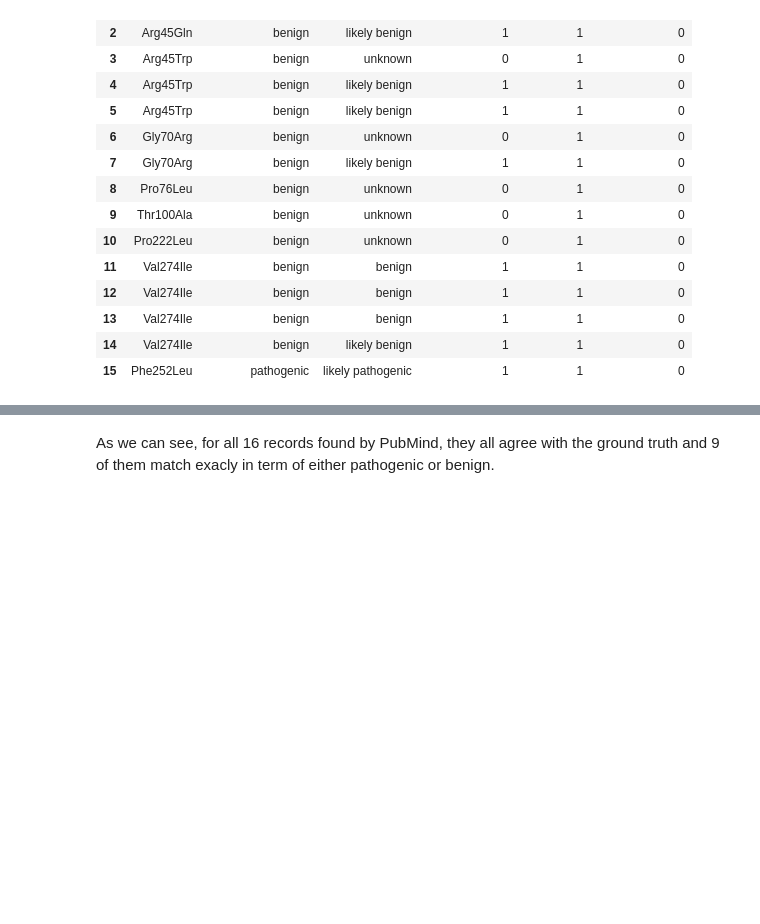
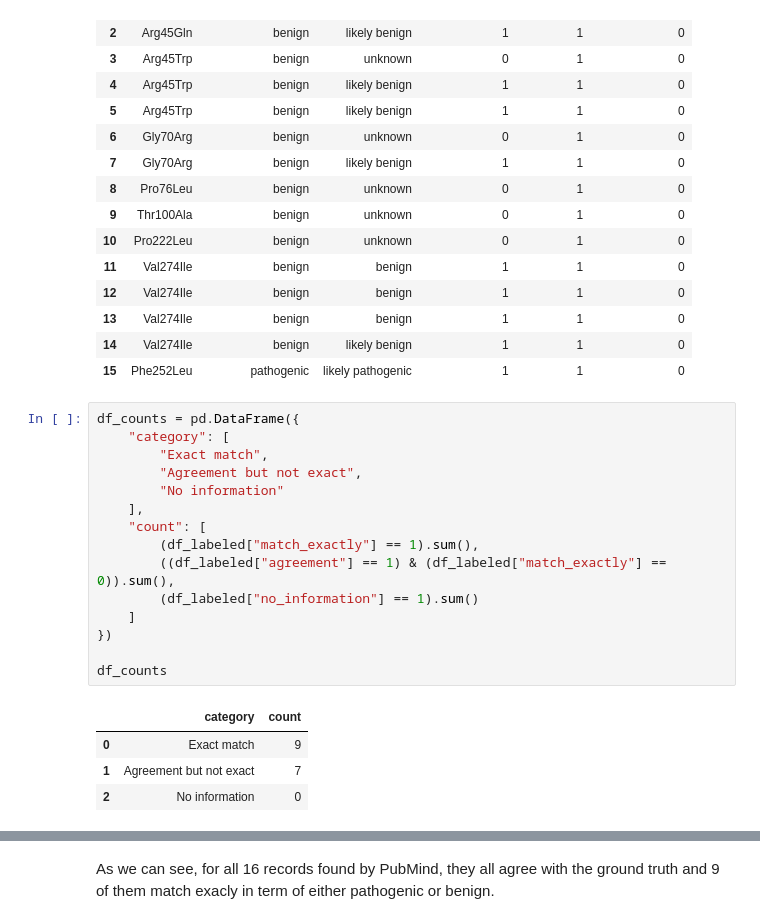
Before and after one commit to WGLab/PubMind, a Jupyter notebook: run_PubMind.ipynb, the cells around one changed output, grey strips where cells are left out. Saved outputs shown, nothing was run; the diff lists cells and outputs as text; blank space fills up the shorter version.

```diff
--- a/run_PubMind.ipynb
+++ b/run_PubMind.ipynb
@@ -1421,6 +1406,26 @@ df_labeled
 | 13 | Val274Ile | benign | benign | 1 | 1 | 0 |
 | 14 | Val274Ile | benign | likely benign | 1 | 1 | 0 |
 | 15 | Phe252Leu | pathogenic | likely pathogenic | 1 | 1 | 0 |
+# %%
+df_counts = pd.DataFrame({
+    "category": [
+        "Exact match",
+        "Agreement but not exact",
+        "No information"
+    ],
+    "count": [
+        (df_labeled["match_exactly"] == 1).sum(),
+        ((df_labeled["agreement"] == 1) & (df_labeled["match_exactly"] == 0)).sum(),
+        (df_labeled["no_information"] == 1).sum()
+    ]
+})
+
+df_counts
+# %% [output]
+|  | category | count |
+| 0 | Exact match | 9 |
+| 1 | Agreement but not exact | 7 |
+| 2 | No information | 0 |
 # %%
 # Plot the result
 fig, ax = plt.subplots(figsize=(8,6))
```
Also changed, not shown: parts of 15 cells of this notebook, 6 other files.
